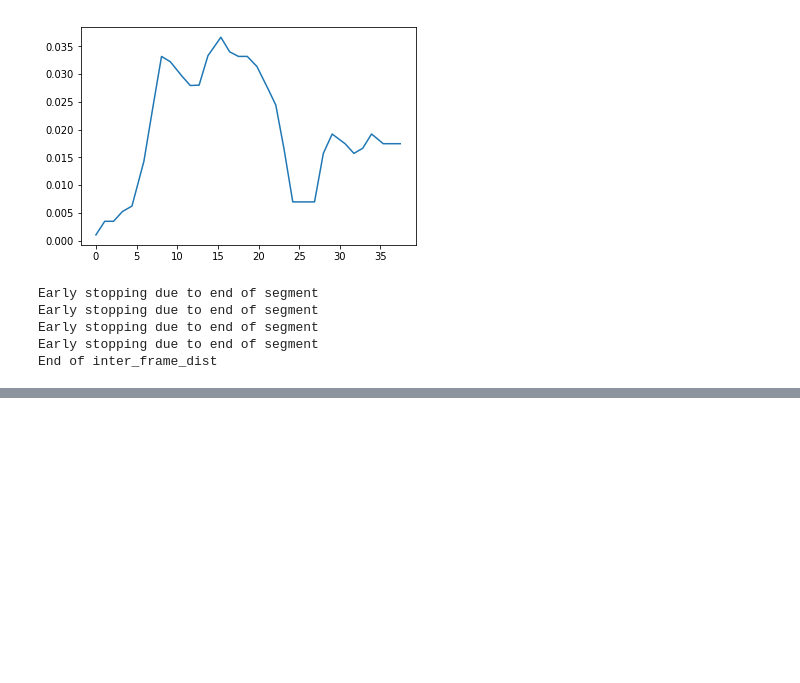
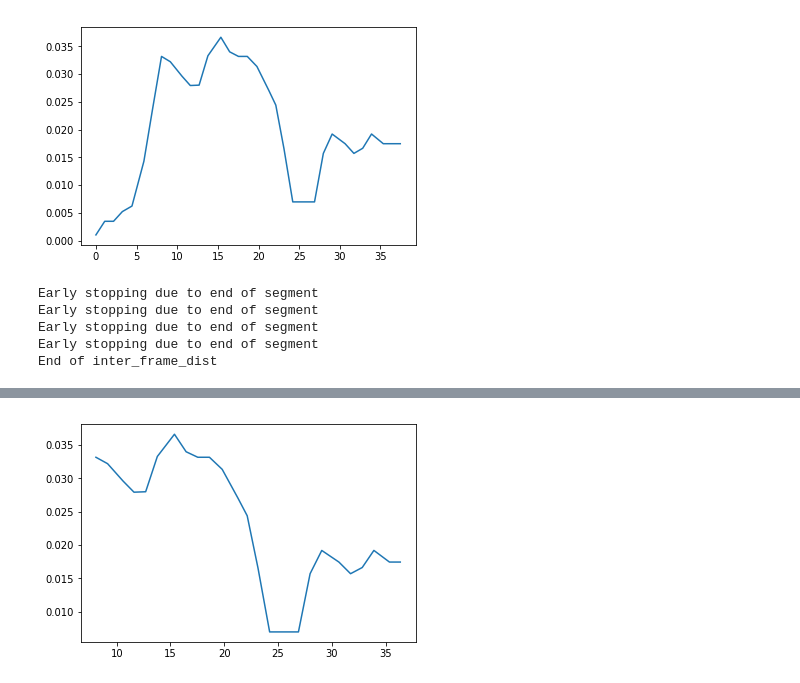
Before and after one commit to quan-dao/ECN-E2E, a Jupyter notebook: data/e2e_data_preparation.ipynb, the cells around one changed output, grey strips where cells are left out. Saved outputs shown, nothing was run; the diff lists cells and outputs as text; code cells hidden in the pictures; blank space fills up the shorter version.

```diff
--- a/data/e2e_data_preparation.ipynb
+++ b/data/e2e_data_preparation.ipynb
@@ -343,7 +316,7 @@ def generateTrainingSample(center_cam_df, inter_frame_dist, filterd_idx, startin
 
     return {'frames': frames_list, 'steering_angles': steering_angles_list, 'travelled_dist': travelled_dist_list}
 # %%
-training_sample = generateTrainingSample(center_cam_df, inter_frame_dist, filterd_idx, 0)
+training_sample = generateTrainingSample(center_cam_df, inter_frame_dist, filtered_idx, 0)
 plt.plot(training_sample['travelled_dist'], training_sample['steering_angles'])
 plt.show()
 # %% [output]
@@ -388,0 +363,5 @@ hybrid_dataset[0]
+# %%
+D = 1
+N = int(PLANNING_HORIZON / D)
+SPATIAL_HISTORY_INTER_FRAME_DIST = 4
+SPATIAL_HISTORY_LEN = int(SPATIAL_HISTORY / SPATIAL_HISTORY_INTER_FRAME_DIST)
@@ -388,0 +414,7 @@ hybrid_dataset[0]
+# %%
+training_sample = convertToTrainingSample(hybrid_dataset[0])
+
+plt.plot(training_sample['travelled_dist'][2:], training_sample['y'])
+plt.show()
+# %% [output]
+[figure, added]
```
Also changed, not shown: parts of 19 cells of this notebook.
